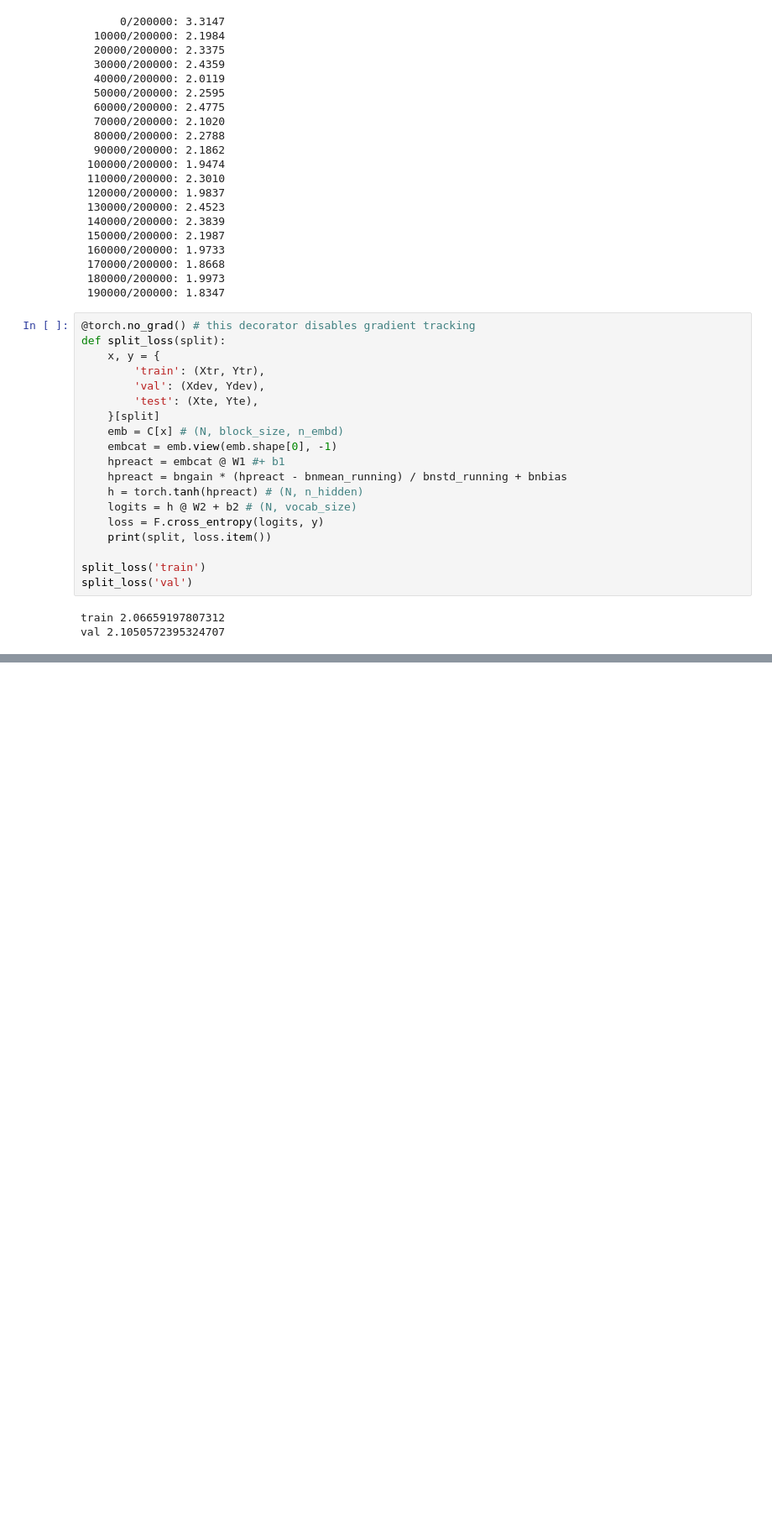
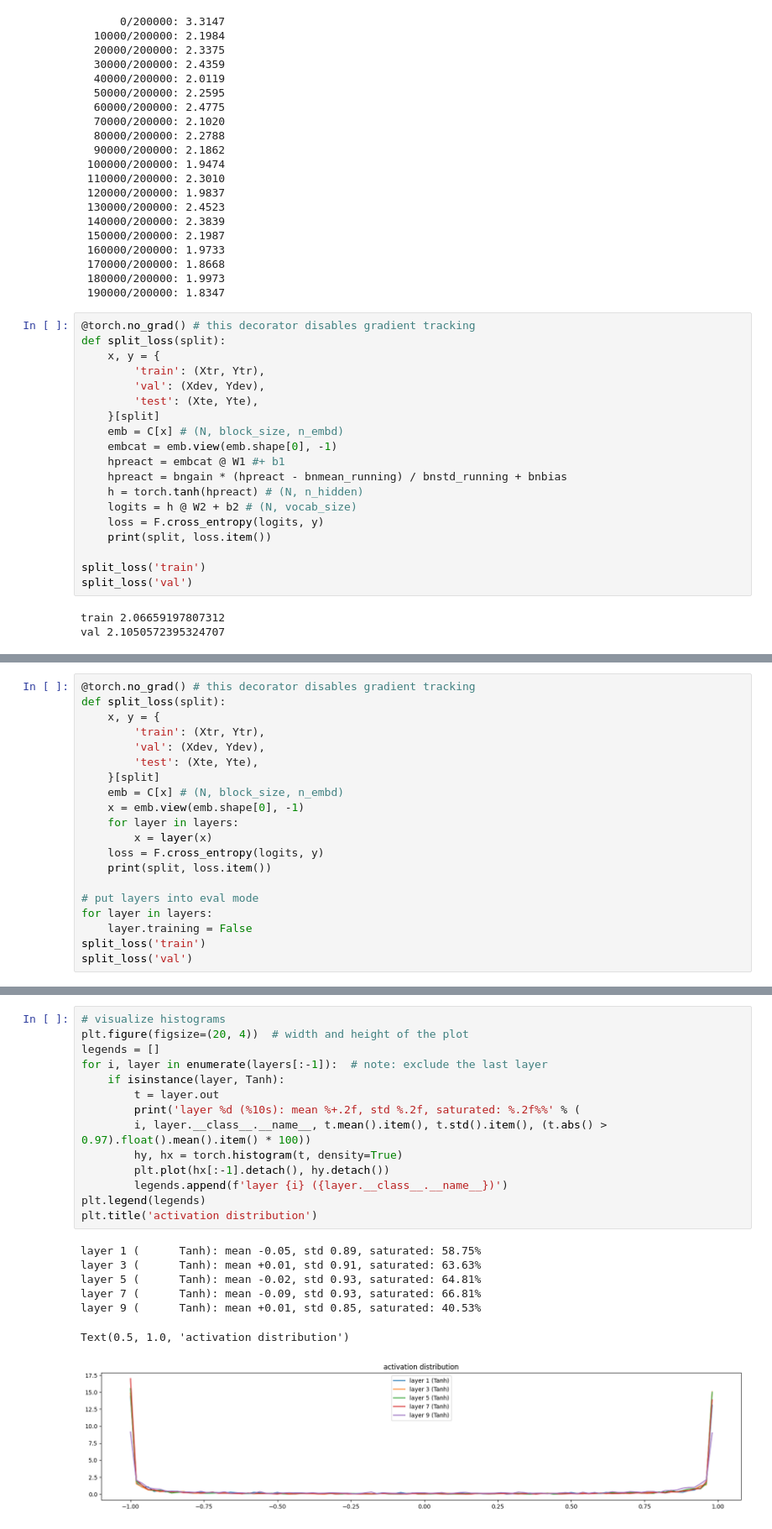
Before and after one commit to YuxinLiu42/Neural-Networks-Learning, a Jupyter notebook: Class 4: Activations & Gradients, BatchNorm.ipynb, the cells around one changed output, grey strips where cells are left out. Shown at 84% size. Drawn from its saved outputs; the diff is of its cells as text; blank space fills up the shorter version.

Commit message:
build block for batchnorm

```diff
--- a/Class 4: Activations & Gradients, BatchNorm.ipynb
+++ b/Class 4: Activations & Gradients, BatchNorm.ipynb
@@ -1129,0 +1338,20 @@ val 2.1050572395324707
+# %%
+@torch.no_grad() # this decorator disables gradient tracking
+def split_loss(split):
+    x, y = {
+        'train': (Xtr, Ytr),
+        'val': (Xdev, Ydev),
+        'test': (Xte, Yte),
+    }[split]
+    emb = C[x] # (N, block_size, n_embd)
+    x = emb.view(emb.shape[0], -1)
+    for layer in layers:
+        x = layer(x)
+    loss = F.cross_entropy(logits, y)
+    print(split, loss.item())
+
+# put layers into eval mode
+for layer in layers:
+    layer.training = False
+split_loss('train')
+split_loss('val')
@@ -1129,0 +1406,22 @@ val 2.1050572395324707
+# %%
+# visualize histograms
+plt.figure(figsize=(20, 4))  # width and height of the plot
+legends = []
+for i, layer in enumerate(layers[:-1]):  # note: exclude the last layer
+    if isinstance(layer, Tanh):
+        t = layer.out
+        print('layer %d (%10s): mean %+.2f, std %.2f, saturated: %.2f%%' % (
+        i, layer.__class__.__name__, t.mean().item(), t.std().item(), (t.abs() > 0.97).float().mean().item() * 100))
+        hy, hx = torch.histogram(t, density=True)
+        plt.plot(hx[:-1].detach(), hy.detach())
+        legends.append(f'layer {i} ({layer.__class__.__name__})')
+plt.legend(legends)
+plt.title('activation distribution')
+# %% [output]
+layer 1 (      Tanh): mean -0.05, std 0.89, saturated: 58.75%
+layer 3 (      Tanh): mean +0.01, std 0.91, saturated: 63.63%
+layer 5 (      Tanh): mean -0.02, std 0.93, saturated: 64.81%
+layer 7 (      Tanh): mean -0.09, std 0.93, saturated: 66.81%
+layer 9 (      Tanh): mean +0.01, std 0.85, saturated: 40.53%
+Text(0.5, 1.0, 'activation distribution')
+[figure, added]
```
Also changed, not shown: parts of 17 cells of this notebook.
